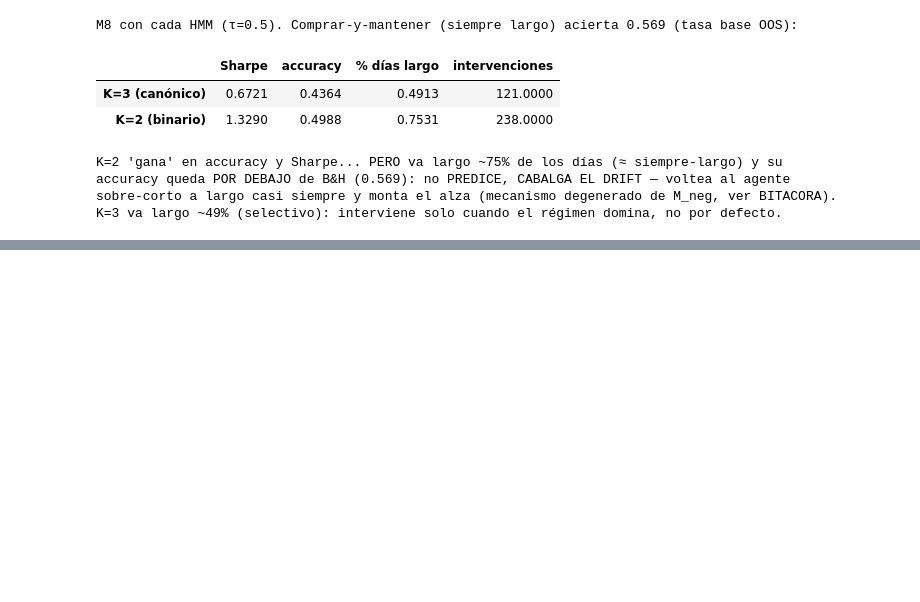
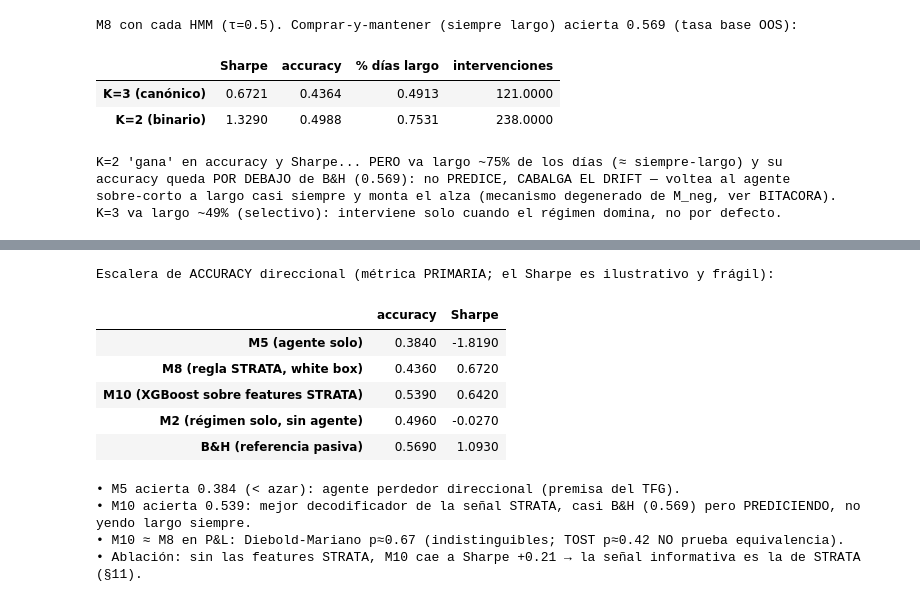
Before and after one commit to RaquelGarciah/Real-time-statistical-supervision-of-an-AI-trading-agent, a Jupyter notebook: notebooks/strata_canonical.ipynb, the cells around one changed output, grey strips where cells are left out. Drawn from its saved outputs; the diff is of its cells as text; code cells hidden in the pictures; blank space fills up the shorter version.

```diff
--- a/notebooks/strata_canonical.ipynb
+++ b/notebooks/strata_canonical.ipynb
@@ -1685,0 +1790,29 @@ límites, hipótesis y reproducibilidad).*
+# %%
+# Escalera de ACCURACY direccional (métrica primaria) frente al Sharpe (ilustrativo/frágil).
+_acc, _shp = maestra["accuracy"], maestra["Sharpe"]
+ladder = pd.DataFrame({
+    "accuracy": [_acc["M5 (agente solo)"], _acc["M8 (STRATA override C)"], fila_m10["accuracy"],
+                 _acc["M2 (régimen×GARCH, sin agente)"], _acc["B&H (always long)"]],
+    "Sharpe":   [_shp["M5 (agente solo)"], _shp["M8 (STRATA override C)"], fila_m10["Sharpe"],
+                 _shp["M2 (régimen×GARCH, sin agente)"], _shp["B&H (always long)"]],
+}, index=["M5 (agente solo)", "M8 (regla STRATA, white box)", "M10 (XGBoost sobre features STRATA)",
+          "M2 (régimen solo, sin agente)", "B&H (referencia pasiva)"])
+print("Escalera de ACCURACY direccional (métrica PRIMARIA; el Sharpe es ilustrativo y frágil):")
+display(ladder.round(3))
+print(f"\n• M5 acierta {_acc['M5 (agente solo)']:.3f} (< azar): agente perdedor direccional (premisa del TFG).")
+print(f"• M10 acierta {fila_m10['accuracy']:.3f}: mejor decodificador de la señal STRATA, casi B&H "
+      f"({_acc['B&H (always long)']:.3f}) pero PREDICIENDO, no yendo largo siempre.")
+print("• M10 ≈ M8 en P&L: Diebold-Mariano p≈0.67 (indistinguibles; TOST p≈0.42 NO prueba equivalencia).")
+print("• Ablación: sin las features STRATA, M10 cae a Sharpe +0.21 → la señal informativa es la de STRATA (§11).")
+# %% [output]
+Escalera de ACCURACY direccional (métrica PRIMARIA; el Sharpe es ilustrativo y frágil):
+|  | accuracy | Sharpe |
+| M5 (agente solo) | 0.3840 | -1.8190 |
+| M8 (regla STRATA, white box) | 0.4360 | 0.6720 |
+| M10 (XGBoost sobre features STRATA) | 0.5390 | 0.6420 |
+| M2 (régimen solo, sin agente) | 0.4960 | -0.0270 |
+| B&H (referencia pasiva) | 0.5690 | 1.0930 |
+• M5 acierta 0.384 (< azar): agente perdedor direccional (premisa del TFG).
+• M10 acierta 0.539: mejor decodificador de la señal STRATA, casi B&H (0.569) pero PREDICIENDO, no yendo largo siempre.
+• M10 ≈ M8 en P&L: Diebold-Mariano p≈0.67 (indistinguibles; TOST p≈0.42 NO prueba equivalencia).
+• Ablación: sin las features STRATA, M10 cae a Sharpe +0.21 → la señal informativa es la de STRATA (§11).
```
Also changed, not shown: parts of 8 cells of this notebook, 5 other files.
